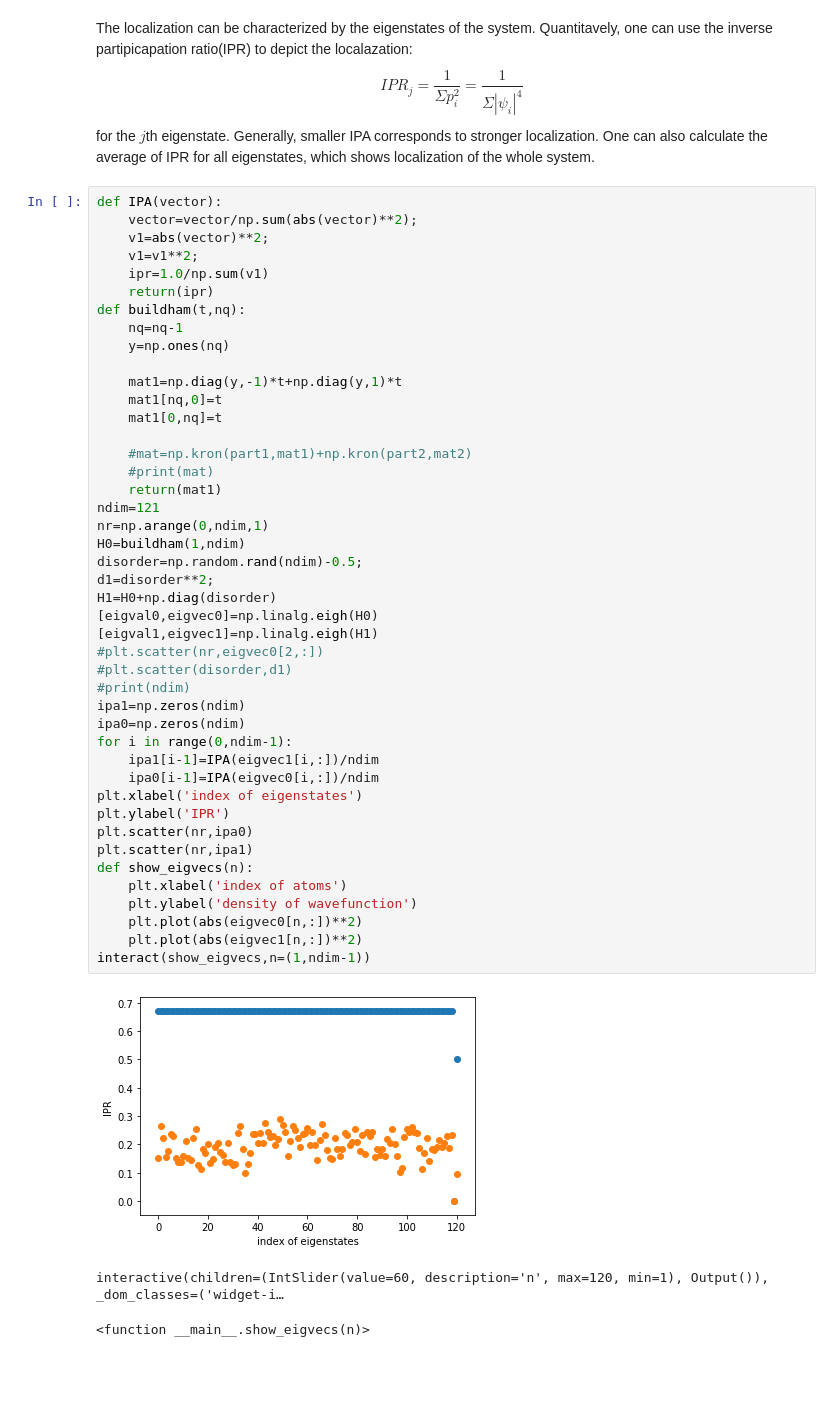
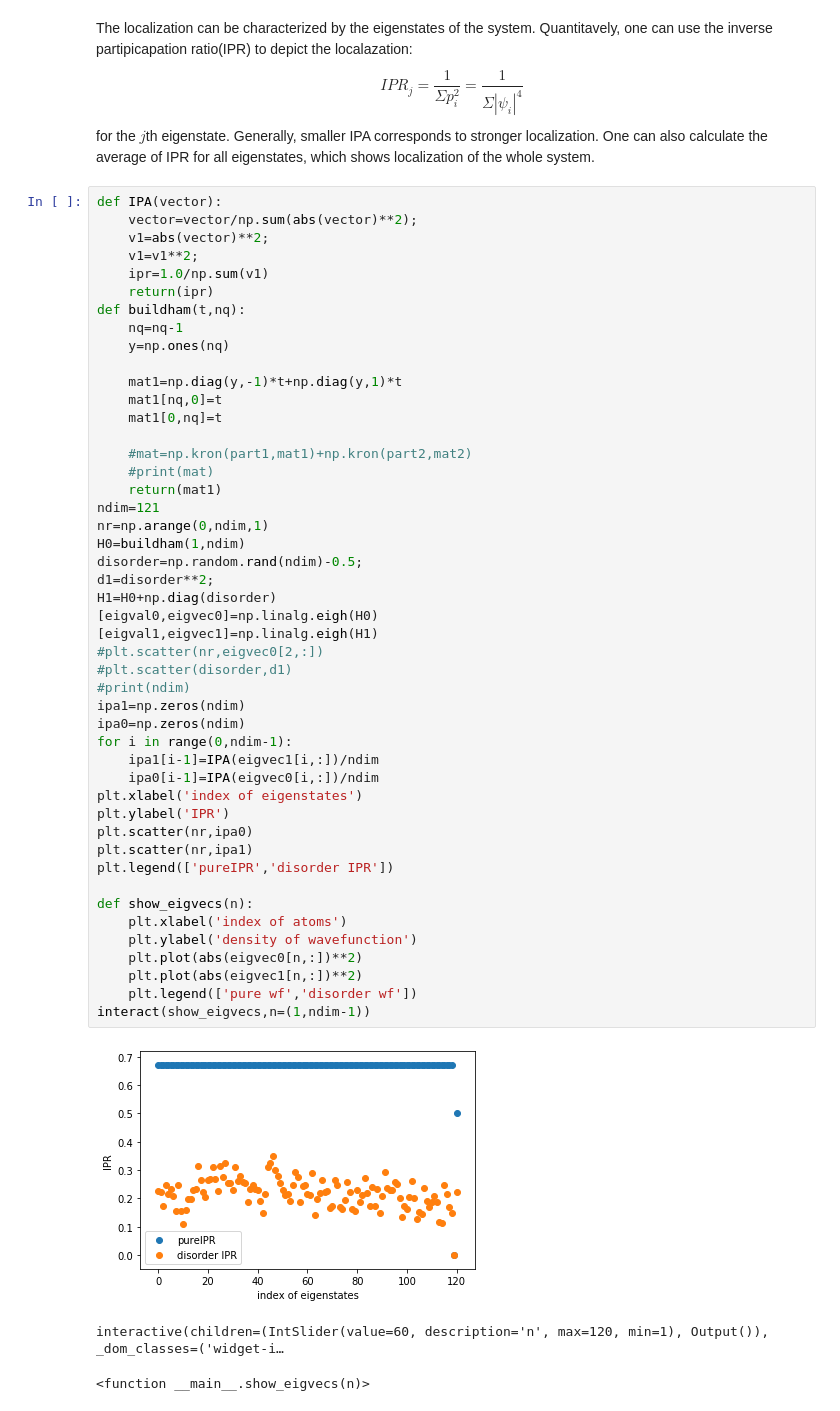
Before and after one commit to oyazyev/SoliDRIL, a Jupyter notebook: Anderson.ipynb, the cells around one changed output. Drawn from its saved outputs; the diff is of its cells as text; blank space fills up the shorter version.

```diff
--- a/Anderson.ipynb
+++ b/Anderson.ipynb
@@ -54,33 +54,36 @@ def buildham(t,nq):
     #mat=np.kron(part1,mat1)+np.kron(part2,mat2)
     #print(mat)
     return(mat1)
 ndim=121
 nr=np.arange(0,ndim,1)
 H0=buildham(1,ndim)
 disorder=np.random.rand(ndim)-0.5;
 d1=disorder**2;
 H1=H0+np.diag(disorder)
 [eigval0,eigvec0]=np.linalg.eigh(H0)
 [eigval1,eigvec1]=np.linalg.eigh(H1)
 #plt.scatter(nr,eigvec0[2,:])
 #plt.scatter(disorder,d1)
 #print(ndim)
 ipa1=np.zeros(ndim)
 ipa0=np.zeros(ndim)
 for i in range(0,ndim-1):
     ipa1[i-1]=IPA(eigvec1[i,:])/ndim
     ipa0[i-1]=IPA(eigvec0[i,:])/ndim
 plt.xlabel('index of eigenstates')
 plt.ylabel('IPR')
 plt.scatter(nr,ipa0)
 plt.scatter(nr,ipa1)
+plt.legend(['pureIPR','disorder IPR'])
+
 def show_eigvecs(n):
     plt.xlabel('index of atoms')
     plt.ylabel('density of wavefunction')
     plt.plot(abs(eigvec0[n,:])**2)
     plt.plot(abs(eigvec1[n,:])**2)
+    plt.legend(['pure wf','disorder wf'])
 interact(show_eigvecs,n=(1,ndim-1))
 # %% [output]
-[figure, old version]
+[figure, new version]
 interactive(children=(IntSlider(value=60, description='n', max=120, min=1), Output()), _dom_classes=('widget-i…
 <function __main__.show_eigvecs(n)>
```
Also changed, not shown: parts of 1 cell of this notebook.
